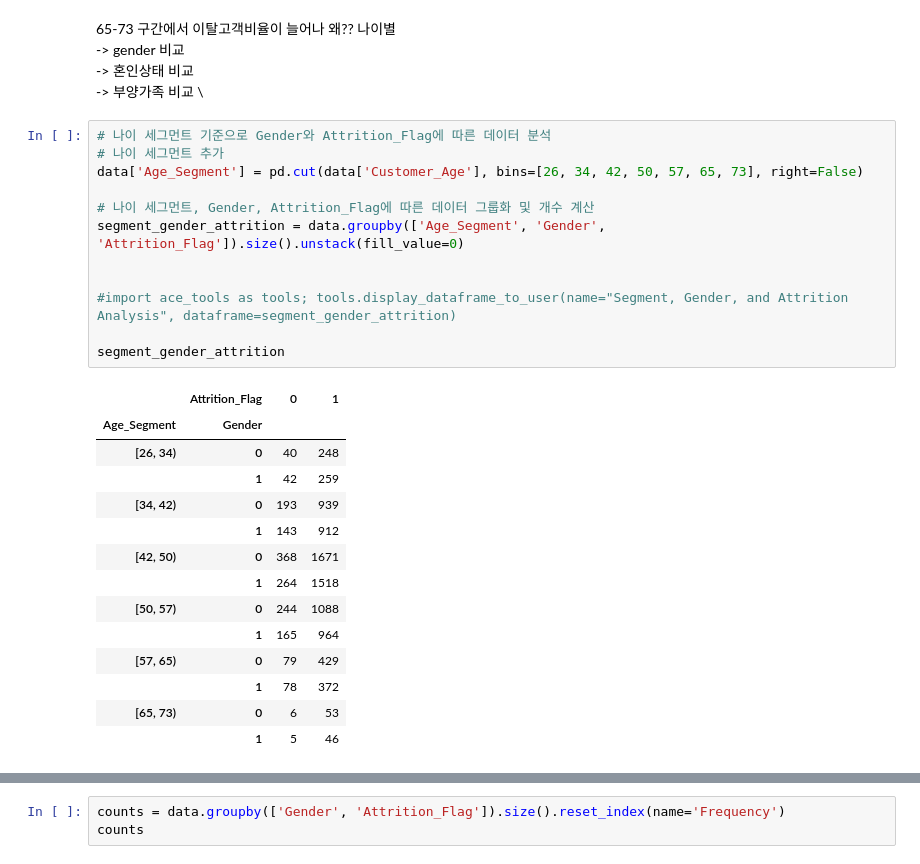
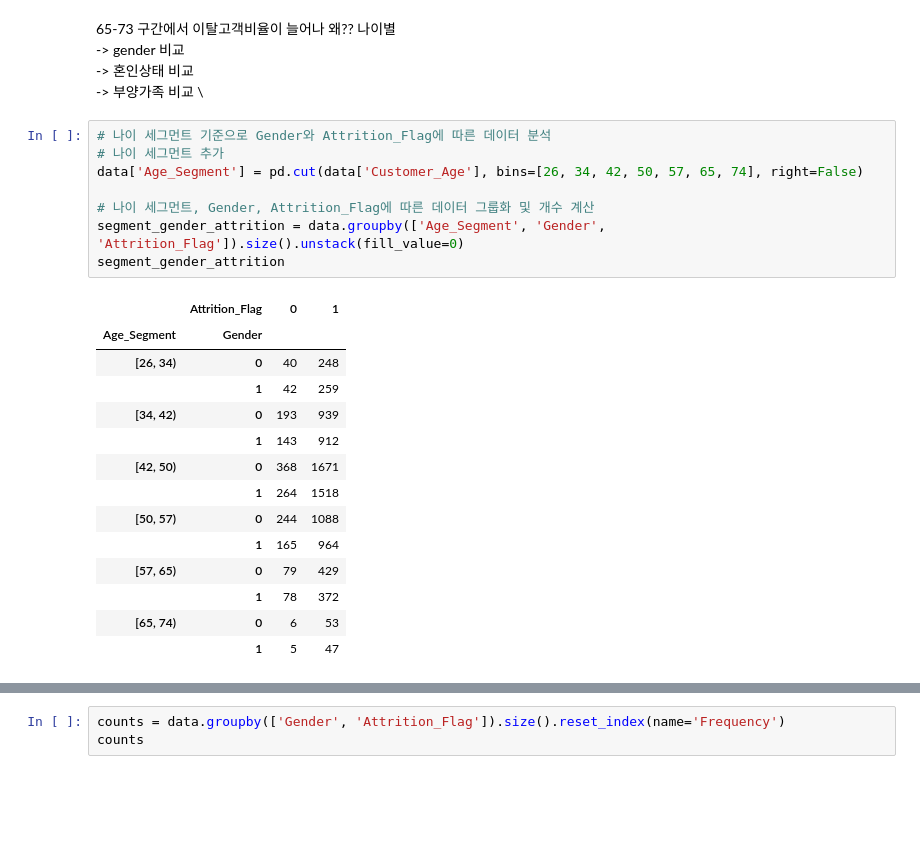
Before and after one commit to myhappydays/Programmers-Data-Analysis-2nd, a Jupyter notebook: heeryeong/bank.ipynb, the cells around one changed output, grey strips where cells are left out. Saved outputs shown, nothing was run; the diff lists cells and outputs as text; blank space fills up the shorter version.

```diff
--- a/heeryeong/bank.ipynb
+++ b/heeryeong/bank.ipynb
@@ -394,27 +399,23 @@ plt.show()
 # %%
 # 나이 세그먼트 기준으로 Gender와 Attrition_Flag에 따른 데이터 분석
 # 나이 세그먼트 추가
-data['Age_Segment'] = pd.cut(data['Customer_Age'], bins=[26, 34, 42, 50, 57, 65, 73], right=False)
+data['Age_Segment'] = pd.cut(data['Customer_Age'], bins=[26, 34, 42, 50, 57, 65, 74], right=False)
 
 # 나이 세그먼트, Gender, Attrition_Flag에 따른 데이터 그룹화 및 개수 계산
 segment_gender_attrition = data.groupby(['Age_Segment', 'Gender', 'Attrition_Flag']).size().unstack(fill_value=0)
-
-
-#import ace_tools as tools; tools.display_dataframe_to_user(name="Segment, Gender, and Attrition Analysis", dataframe=segment_gender_attrition)
-
 segment_gender_attrition
 # %% [output]
 |  | Attrition_Flag | 0 | 1 |
 | Age_Segment | Gender |  |  |
 | [26, 34) | 0 | 40 | 248 |
 |  | 1 | 42 | 259 |
 | [34, 42) | 0 | 193 | 939 |
 |  | 1 | 143 | 912 |
 | [42, 50) | 0 | 368 | 1671 |
 |  | 1 | 264 | 1518 |
 | [50, 57) | 0 | 244 | 1088 |
 |  | 1 | 165 | 964 |
 | [57, 65) | 0 | 79 | 429 |
 |  | 1 | 78 | 372 |
-| [65, 73) | 0 | 6 | 53 |
-|  | 1 | 5 | 46 |
+| [65, 74) | 0 | 6 | 53 |
+|  | 1 | 5 | 47 |
```
Also changed, not shown: parts of 32 cells of this notebook.
